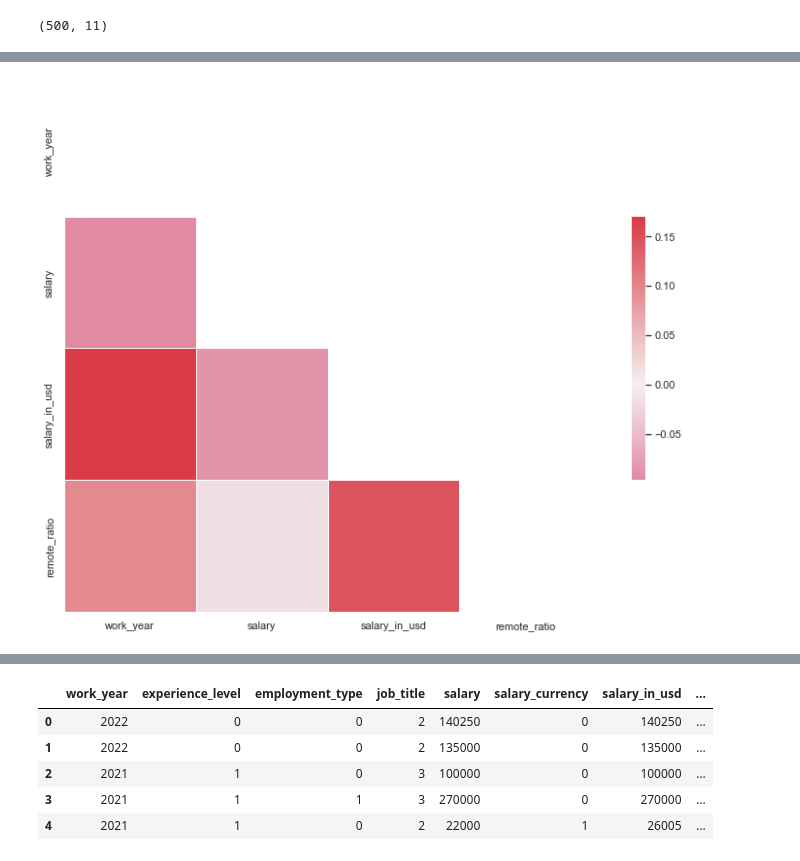
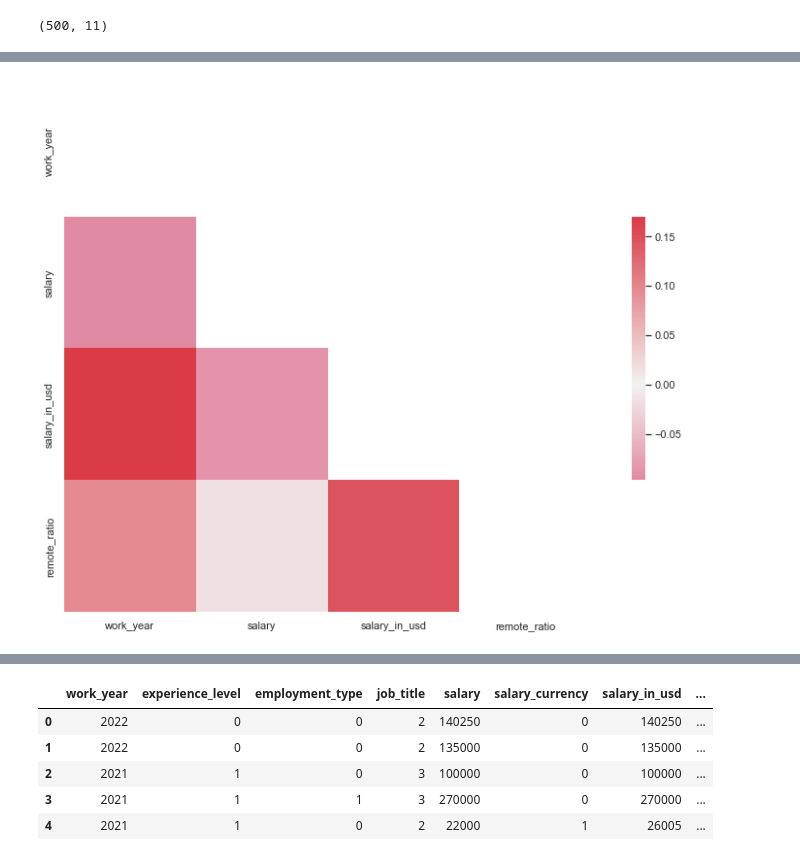
Before and after one commit to adominguez033/Project6_DA_Ironhack, a Jupyter notebook: Code.ipynb, the cells around one changed output, grey strips where cells are left out. Cells and saved outputs as stored; diff of their text form; code cells hidden in the pictures.

```diff
--- a/Code.ipynb
+++ b/Code.ipynb
@@ -44,19 +50,19 @@ memory usage: 43.1+ KB
 # %%
 plt.figure(figsize=(15, 10))
 
 sns.set(style='white')
 
 mask=np.triu(np.ones_like(df.corr(), dtype=bool))
 
 cmap=sns.diverging_palette(0, 10, as_cmap=True)
 
 
 sns.heatmap(df.corr(),
            mask=mask,
           cmap=cmap,
           center=0,
           square=True,
-          linewidths=0.5,
+          linewidths=0,
           cbar_kws={'shrink': 0.5});
 # %% [output]
-[figure, old version]
+[figure, new version]
```
Also changed, not shown: parts of 115 cells of this notebook, 21 other files.
